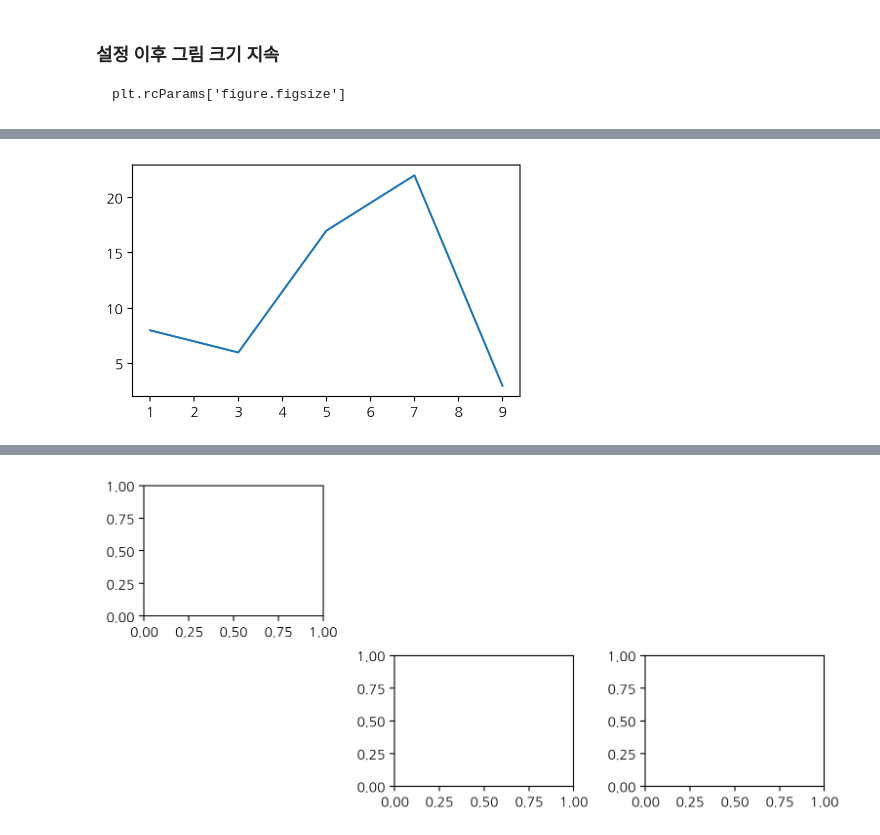
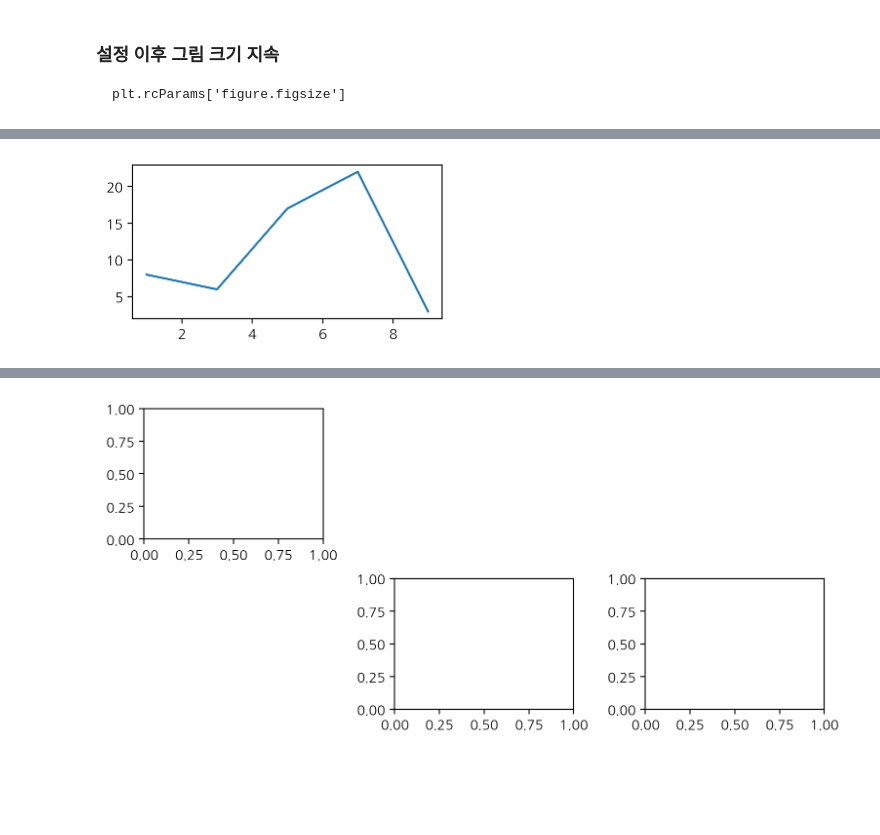
Before and after one commit to InHyeok-Hwang/Intro-DA, a Jupyter notebook: code/w07_matplotlib_vis.ipynb, the cells around one changed output, grey strips where cells are left out. Drawn from its saved outputs; the diff is of its cells as text; code cells hidden in the pictures; blank space fills up the shorter version.

```diff
--- a/code/w07_matplotlib_vis.ipynb
+++ b/code/w07_matplotlib_vis.ipynb
@@ -46,3 +46,5 @@ Requirement already satisfied: pillow>=8 in /usr/local/lib/python3.13/dist-packa
 Requirement already satisfied: pyparsing>=2.3.1 in /usr/local/lib/python3.13/dist-packages (from matplotlib->koreanize-matplotlib) (3.3.3)
 Requirement already satisfied: python-dateutil>=2.7 in /usr/local/lib/python3.13/dist-packages (from matplotlib->koreanize-matplotlib) (2.9.0.post0)
 Requirement already satisfied: six>=1.5 in /usr/local/lib/python3.13/dist-packages (from python-dateutil>=2.7->matplotlib->koreanize-matplotlib) (1.17.0)
+# %%
+plt.rcParams['figure.figsize']
@@ -83,9 +87,9 @@ plt.rcParams['figure.figsize']
 # %%
-plt.rcParams['figure.figsize'] = (5, 3)
+plt.rcParams['figure.figsize'] = (4, 2)
 plt.plot([1, 3, 5, 7, 9], [8, 6, 17, 22, 3])
 plt.show()
 # %% [output]
-[figure, old version]
+[figure, new version]
 # %%
 plt.rcParams['figure.figsize'] # 현재 그림 크기 조회
 # %% [output]
```
Also changed, not shown: parts of 20 cells of this notebook.
